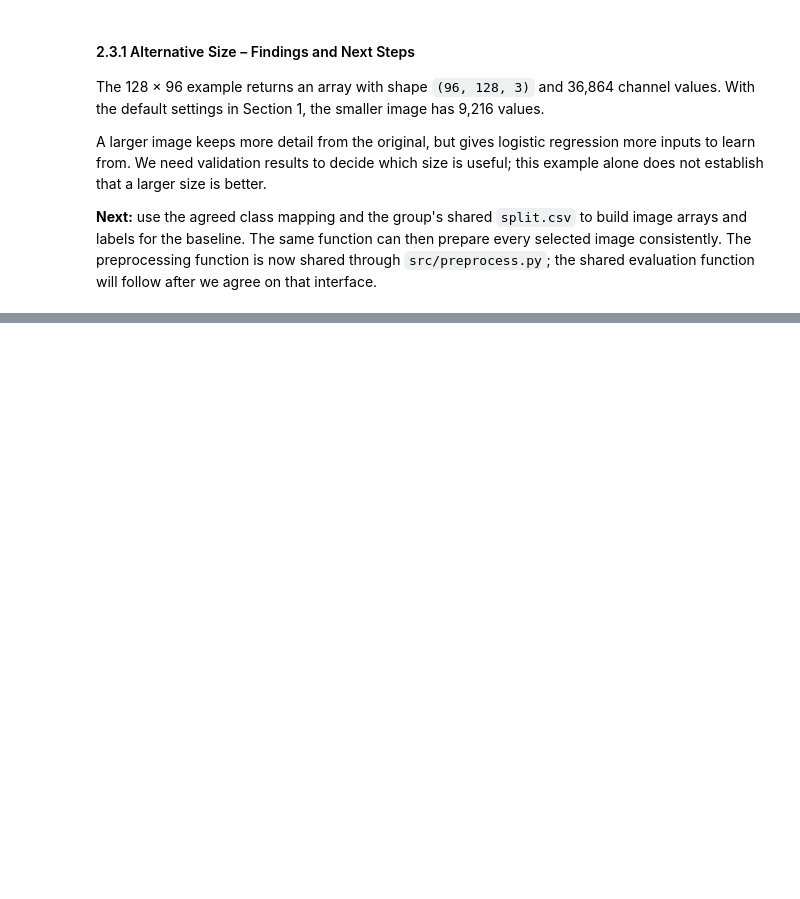
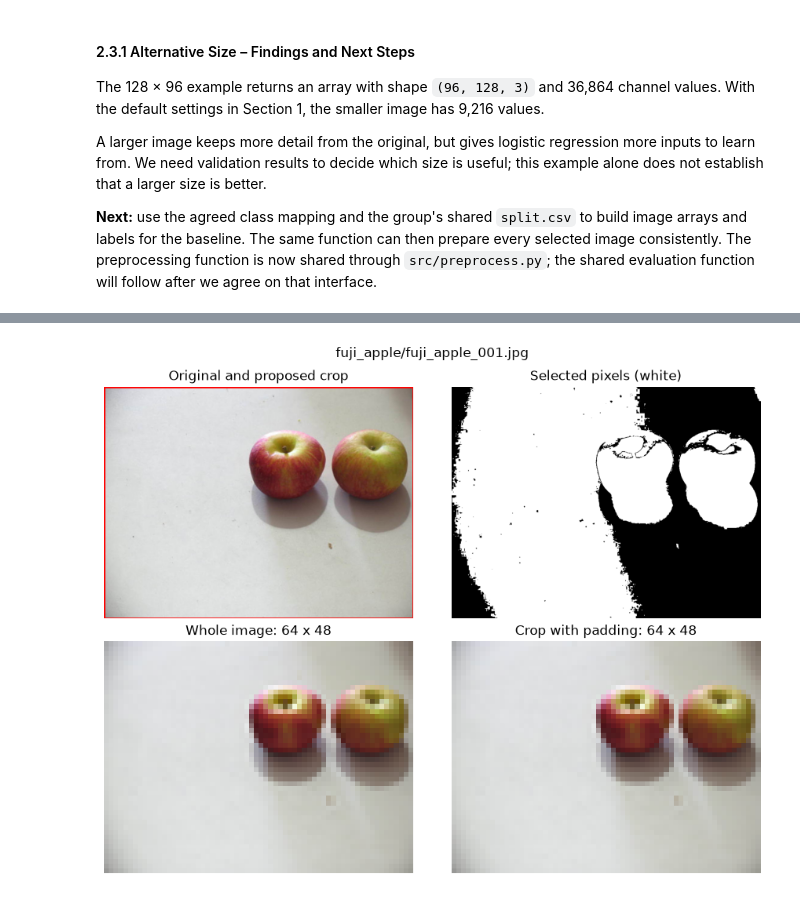
Before and after one commit to dargys/group-project, a Jupyter notebook: notebooks/Dargys.ipynb, the cells around one changed output, grey strips where cells are left out. Cells and saved outputs as stored; diff of their text form; code cells hidden in the pictures; blank space fills up the shorter version.

```diff
--- a/notebooks/Dargys.ipynb
+++ b/notebooks/Dargys.ipynb
@@ -394,0 +421,10 @@ A larger image keeps more detail from the original, but gives logistic regressio
+# %%
+crop_example_files = [
+    "fuji_apple/fuji_apple_001.jpg",
+    "kiwi/kiwi_001.jpg",
+    "plum/plum_001.jpg"
+]
+
+background_threshold = 50
+corner_size = 40
+crop_margin = 32
@@ -394,0 +519,73 @@ A larger image keeps more detail from the original, but gives logistic regressio
+# %%
+from PIL import ImageOps
+import matplotlib.pyplot as plt
+from matplotlib.patches import Rectangle
+
+crop_results = []
+
+for relative_name in crop_example_files:
+    file_path = data_folder / relative_name
+
+    with Image.open(file_path) as image:
+        original_image = image.convert("RGB")
+
+    crop_box, mask, background_color = estimate_crop_box(
+        original_image,
+        threshold=background_threshold,
+        corner_size=corner_size,
+        margin=crop_margin
+    )
+    cropped_image = original_image.crop(crop_box)
+
+    padding_color = tuple(background_color.astype(int))
+    full_input = original_image.resize((64, 48), Image.Resampling.LANCZOS)
+    cropped_input = ImageOps.pad(
+        cropped_image,
+        (64, 48),
+        method=Image.Resampling.LANCZOS,
+        color=padding_color
+    )
+
+    original_area = original_image.width * original_image.height
+    crop_area = cropped_image.width * cropped_image.height
+    retained_area = crop_area / original_area * 100
+
+    crop_results.append({
+        "image": relative_name,
+        "crop_box": crop_box,
+        "retained_area_percent": retained_area
+    })
+
+    print("\nImage:", relative_name)
+    print("Estimated background RGB:", background_color)
+    print("Crop box:", crop_box)
+    print("Crop size (width, height):", cropped_image.size)
+    print("Retained rectangle area:", round(retained_area, 1), "%")
+
+    fig, axes = plt.subplots(2, 2, figsize=(9, 7))
+    left, top, right, bottom = crop_box
+
+    axes[0, 0].imshow(original_image)
+    axes[0, 0].add_patch(Rectangle(
+        (left, top), right - left, bottom - top,
+        fill=False, edgecolor="red", linewidth=2
+    ))
+    axes[0, 0].set_title("Original and proposed crop")
+
+    axes[0, 1].imshow(mask, cmap="gray", vmin=0, vmax=1)
+    axes[0, 1].set_title("Selected pixels (white)")
+
+    axes[1, 0].imshow(full_input, interpolation="nearest")
+    axes[1, 0].set_title("Whole image: 64 x 48")
+
+    axes[1, 1].imshow(cropped_input, interpolation="nearest")
+    axes[1, 1].set_title("Crop with padding: 64 x 48")
+
+    for ax in axes.flat:
+        ax.axis("off")
+
+    fig.suptitle(relative_name)
+    plt.tight_layout()
+    plt.show()
+    plt.close(fig)
+# %% [output]
@@ -394,0 +609 @@ A larger image keeps more detail from the original, but gives logistic regressio
+[figure, added]
```
Also changed, not shown: parts of 7 cells of this notebook.
